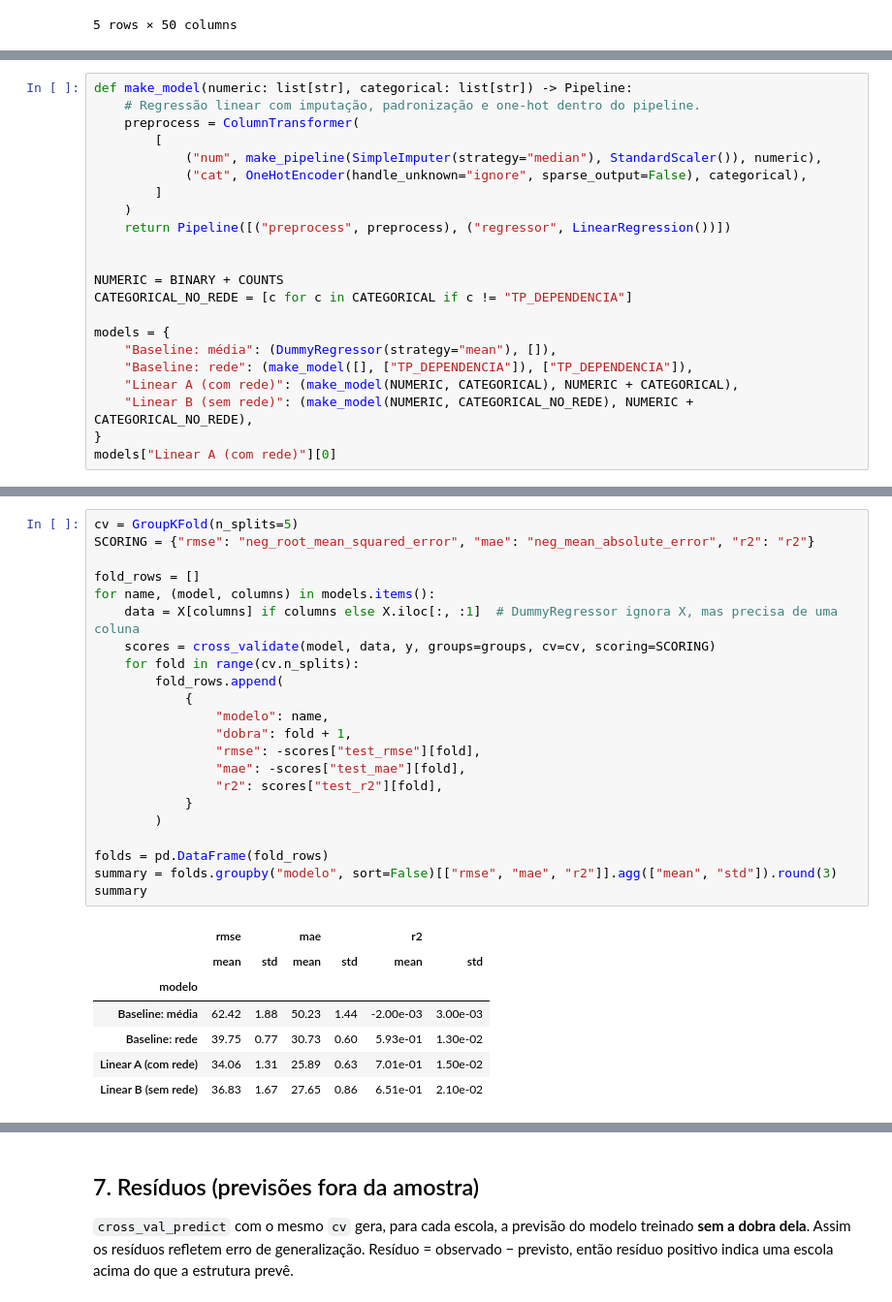
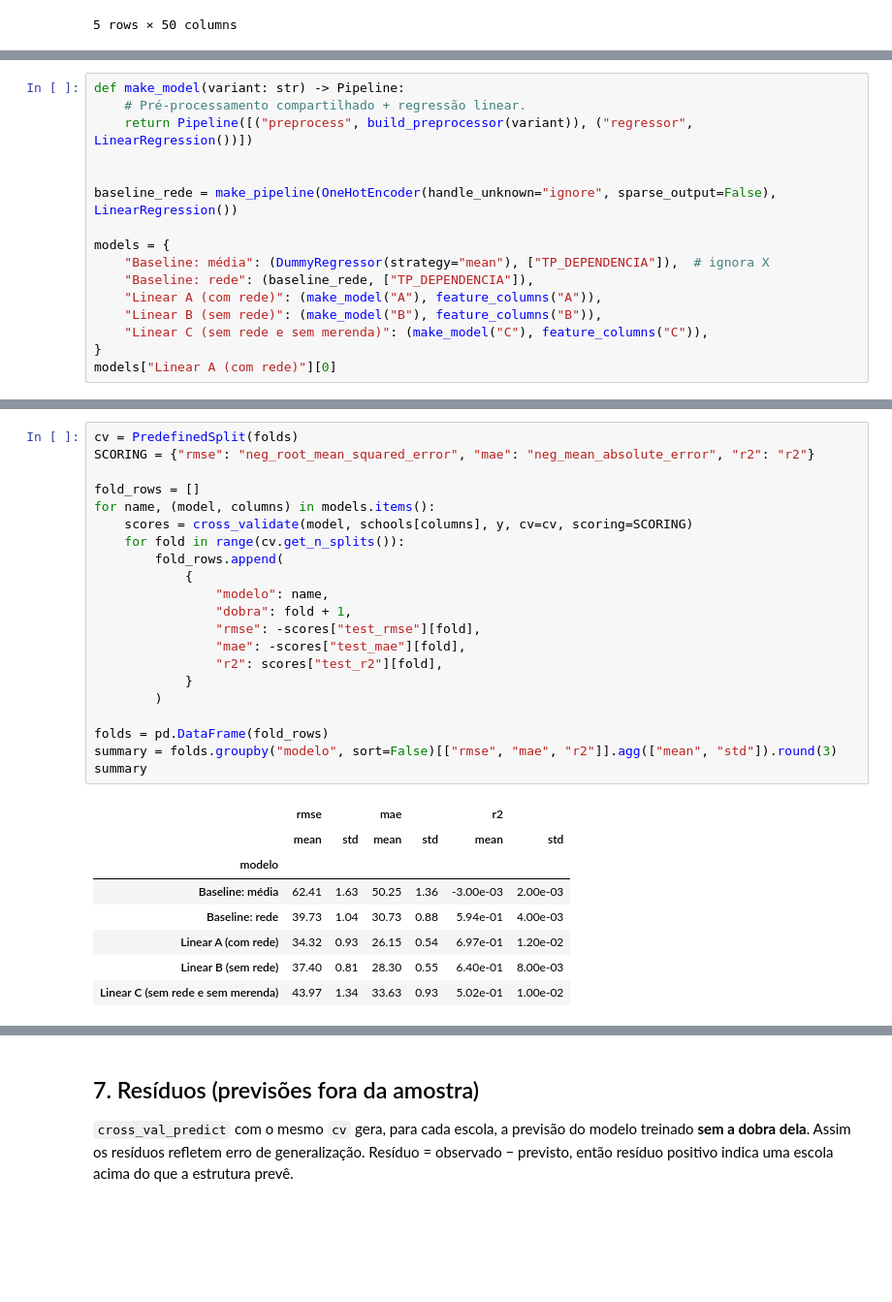
Before and after one commit to emersonheto/enem-school-performance, a Jupyter notebook: notebooks/01_regressao_linear.ipynb, the cells around one changed output, grey strips where cells are left out. Shown at 97% size. Saved outputs shown, nothing was run; the diff lists cells and outputs as text; blank space fills up the shorter version.

```diff
--- a/notebooks/01_regressao_linear.ipynb
+++ b/notebooks/01_regressao_linear.ipynb
@@ -168,23 +158,17 @@ A rede é forte candidata a *proxy* do nível socioeconômico dos alunos. Por is
 # %%
-def make_model(numeric: list[str], categorical: list[str]) -> Pipeline:
-    # Regressão linear com imputação, padronização e one-hot dentro do pipeline.
-    preprocess = ColumnTransformer(
-        [
-            ("num", make_pipeline(SimpleImputer(strategy="median"), StandardScaler()), numeric),
-            ("cat", OneHotEncoder(handle_unknown="ignore", sparse_output=False), categorical),
-        ]
-    )
-    return Pipeline([("preprocess", preprocess), ("regressor", LinearRegression())])
+def make_model(variant: str) -> Pipeline:
+    # Pré-processamento compartilhado + regressão linear.
+    return Pipeline([("preprocess", build_preprocessor(variant)), ("regressor", LinearRegression())])
 
 
-NUMERIC = BINARY + COUNTS
-CATEGORICAL_NO_REDE = [c for c in CATEGORICAL if c != "TP_DEPENDENCIA"]
+baseline_rede = make_pipeline(OneHotEncoder(handle_unknown="ignore", sparse_output=False), LinearRegression())
 
 models = {
-    "Baseline: média": (DummyRegressor(strategy="mean"), []),
-    "Baseline: rede": (make_model([], ["TP_DEPENDENCIA"]), ["TP_DEPENDENCIA"]),
-    "Linear A (com rede)": (make_model(NUMERIC, CATEGORICAL), NUMERIC + CATEGORICAL),
-    "Linear B (sem rede)": (make_model(NUMERIC, CATEGORICAL_NO_REDE), NUMERIC + CATEGORICAL_NO_REDE),
+    "Baseline: média": (DummyRegressor(strategy="mean"), ["TP_DEPENDENCIA"]),  # ignora X
+    "Baseline: rede": (baseline_rede, ["TP_DEPENDENCIA"]),
+    "Linear A (com rede)": (make_model("A"), feature_columns("A")),
+    "Linear B (sem rede)": (make_model("B"), feature_columns("B")),
+    "Linear C (sem rede e sem merenda)": (make_model("C"), feature_columns("C")),
 }
 models["Linear A (com rede)"][0]
 # %% [output]
@@ -212,33 +196,33 @@ Com `GroupKFold(n_splits=5)`, todas as escolas de um município caem na mesma do
 # %%
-cv = GroupKFold(n_splits=5)
+cv = PredefinedSplit(folds)
 SCORING = {"rmse": "neg_root_mean_squared_error", "mae": "neg_mean_absolute_error", "r2": "r2"}
 
 fold_rows = []
 for name, (model, columns) in models.items():
-    data = X[columns] if columns else X.iloc[:, :1]  # DummyRegressor ignora X, mas precisa de uma coluna
-    scores = cross_validate(model, data, y, groups=groups, cv=cv, scoring=SCORING)
-    for fold in range(cv.n_splits):
+    scores = cross_validate(model, schools[columns], y, cv=cv, scoring=SCORING)
+    for fold in range(cv.get_n_splits()):
         fold_rows.append(
             {
                 "modelo": name,
                 "dobra": fold + 1,
                 "rmse": -scores["test_rmse"][fold],
                 "mae": -scores["test_mae"][fold],
                 "r2": scores["test_r2"][fold],
             }
         )
 
 folds = pd.DataFrame(fold_rows)
 summary = folds.groupby("modelo", sort=False)[["rmse", "mae", "r2"]].agg(["mean", "std"]).round(3)
 summary
 # %% [output]
 |  | rmse |  | mae |  | r2 |  |
 |  | mean | std | mean | std | mean | std |
 | modelo |  |  |  |  |  |  |
-| Baseline: média | 62.42 | 1.88 | 50.23 | 1.44 | -2.00e-03 | 3.00e-03 |
-| Baseline: rede | 39.75 | 0.77 | 30.73 | 0.60 | 5.93e-01 | 1.30e-02 |
-| Linear A (com rede) | 34.06 | 1.31 | 25.89 | 0.63 | 7.01e-01 | 1.50e-02 |
-| Linear B (sem rede) | 36.83 | 1.67 | 27.65 | 0.86 | 6.51e-01 | 2.10e-02 |
+| Baseline: média | 62.41 | 1.63 | 50.25 | 1.36 | -3.00e-03 | 2.00e-03 |
+| Baseline: rede | 39.73 | 1.04 | 30.73 | 0.88 | 5.94e-01 | 4.00e-03 |
+| Linear A (com rede) | 34.32 | 0.93 | 26.15 | 0.54 | 6.97e-01 | 1.20e-02 |
+| Linear B (sem rede) | 37.40 | 0.81 | 28.30 | 0.55 | 6.40e-01 | 8.00e-03 |
+| Linear C (sem rede e sem merenda) | 43.97 | 1.34 | 33.63 | 0.93 | 5.02e-01 | 1.00e-02 |
 # %%
 folds.to_csv(RESULTS_DIR / "linear_regression_folds.csv", index=False)
 summary.to_csv(RESULTS_DIR / "linear_regression_summary.csv")
```
Also changed, not shown: parts of 16 cells of this notebook, 5 other files.
